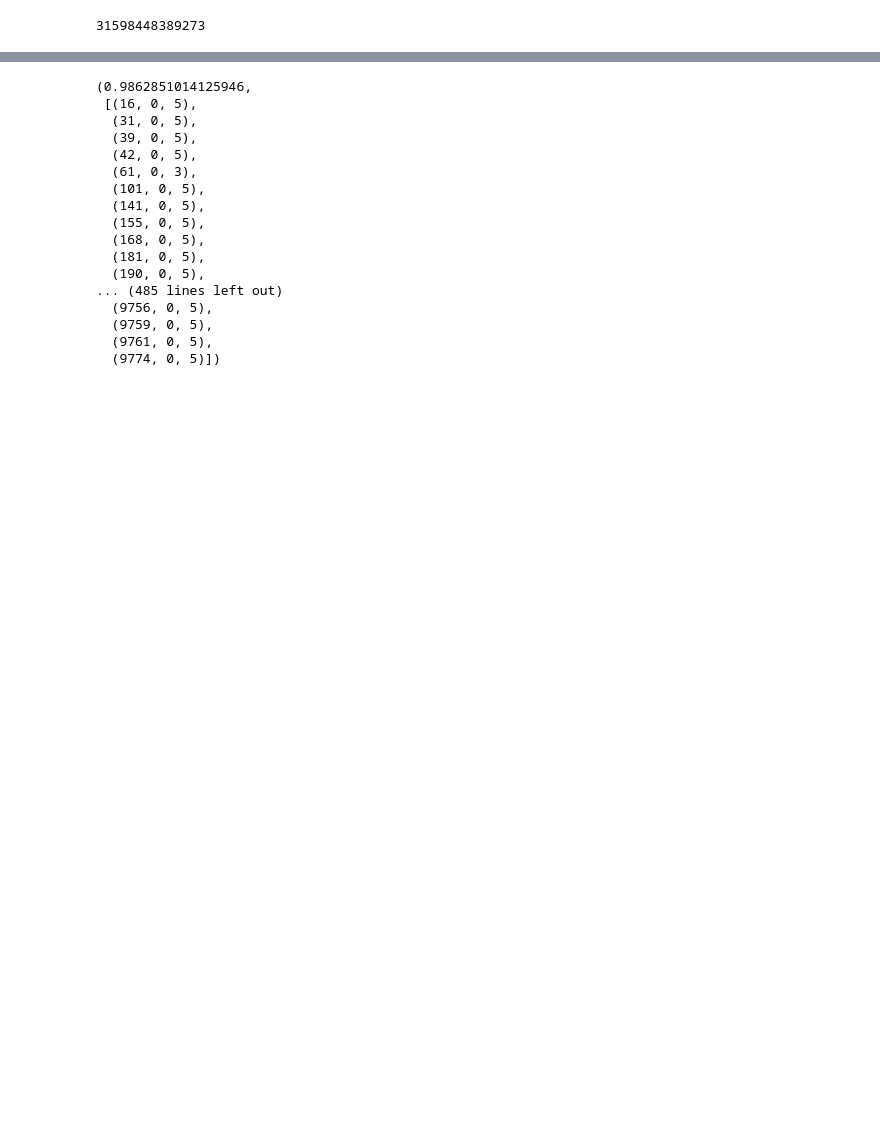
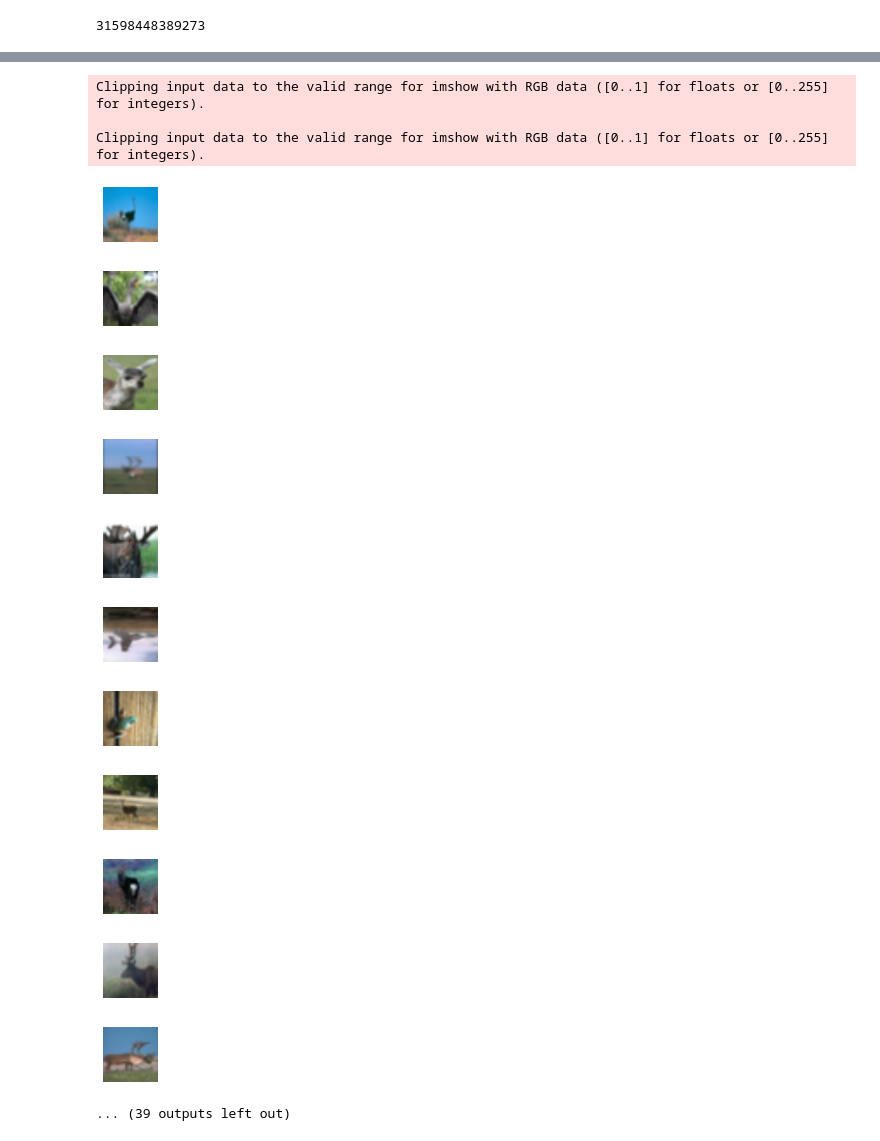
Before and after one commit to steve2917/pytorch_deephash, a Jupyter notebook: playNotebook.ipynb, the cells around one changed output, grey strips where cells are left out. Saved outputs shown, nothing was run; the diff lists cells and outputs as text; code cells hidden in the pictures; blank space fills up the shorter version.

```diff
--- a/playNotebook.ipynb
+++ b/playNotebook.ipynb
@@ -120,7 +153,7 @@ def overal_AP(hash_list, _given_pic_class):
     i = 0
     _tp = 0
 
-    for (_, _, _list_pic_class) in hash_list:
+    for (_, _, _list_pic_class, _) in hash_list:
         i += 1
         if _given_pic_class == _list_pic_class:
             _tp += 1
@@ -144,42 +177,24 @@ def n_most_relative(_given_pic_id, hash_list, _num_of_pictures):
         _list_pic_id = _list_pic[0]
         _list_pic_hash = _list_pic[1]
         _list_pic_class = _list_pic[2]
+        _pic = _list_pic[3]
 
         #compute hamming distance
         _hamming_distance = hammingDistance(_given_pic_hash, _list_pic_hash)
 
 
-        b = (hash_list[_list_pic_id][0],_hamming_distance, _list_pic_class)
+        b = (hash_list[_list_pic_id][0],_hamming_distance, _list_pic_class, _pic)
         _output.append(b)
 
     #sort and crop output
     _output = sorted(_output, key=lambda tup: tup[1])[0: _num_of_pictures]
 
     #compute TP, FN, TPN
-    _tp, _fn, _tpn = tpr(_output, _given_pic_class)
+    #_tp, _fn, _tpn = tpr(_output, _given_pic_class)
 
     #compute Overal AP
     _overal_AP = overal_AP(_output, _given_pic_class)
 
     return _overal_AP, _output
 # %%
-c = n_most_relative(2342 , a, 500)
-c
+c = n_most_relative(655 , a, 50)
-# %% [output]
-(0.9862851014125946,
- [(16, 0, 5),
-  (31, 0, 5),
-  (39, 0, 5),
-  (42, 0, 5),
-  (61, 0, 3),
-  (101, 0, 5),
-  (141, 0, 5),
-  (155, 0, 5),
-  (168, 0, 5),
-  (181, 0, 5),
-  (190, 0, 5),
-... (485 lines left out)
-  (9756, 0, 5),
-  (9759, 0, 5),
-  (9761, 0, 5),
-  (9774, 0, 5)])
@@ -185,0 +213,27 @@ c
+# %%
+def visualize2(_list):
+    for (_,_,_, ptimg) in _list[1]:
+        img = ptimg.numpy()[0,:]
+        img = np.transpose(img, (1, 2, 0))
+        img = img*(0.2023, 0.1994, 0.2010)+(0.4914, 0.4822, 0.4465)
+        plt.figure(figsize=(2,1))
+        plt.axis('off')
+        plt.imshow(img)
+# %%
+visualize2(c)
+# %% [output]
+Clipping input data to the valid range for imshow with RGB data ([0..1] for floats or [0..255] for integers).
+
+Clipping input data to the valid range for imshow with RGB data ([0..1] for floats or [0..255] for integers).
+[figure, added]
+[figure, added]
+[figure, added]
+[figure, added]
+[figure, added]
+[figure, added]
+[figure, added]
+[figure, added]
+[figure, added]
+[figure, added]
+[figure, added]
+... (39 outputs left out)
```
Also changed, not shown: parts of 11 cells of this notebook.
